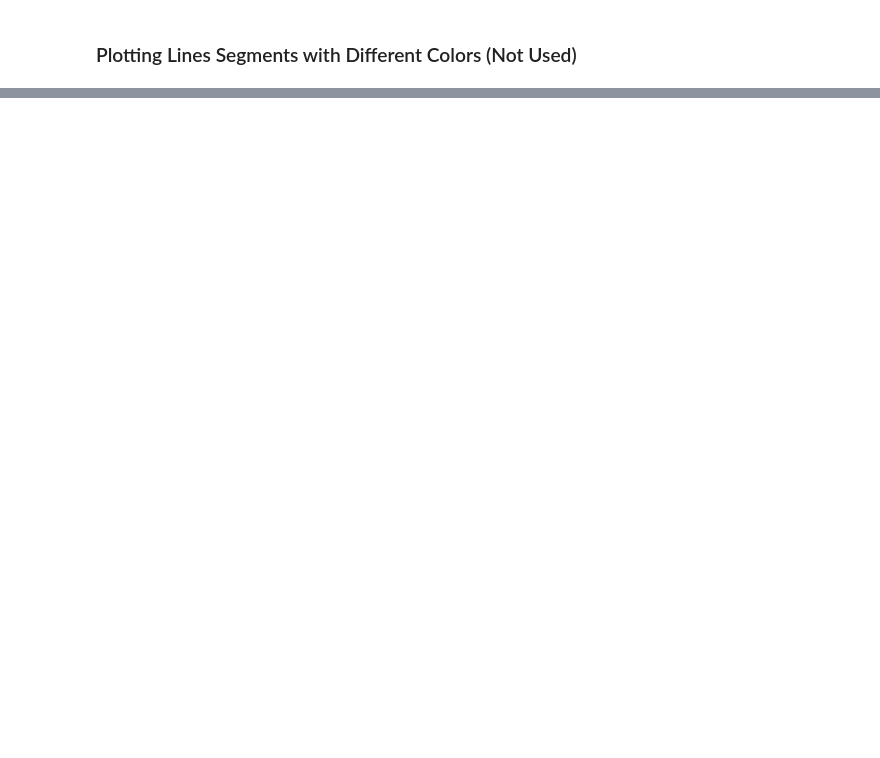
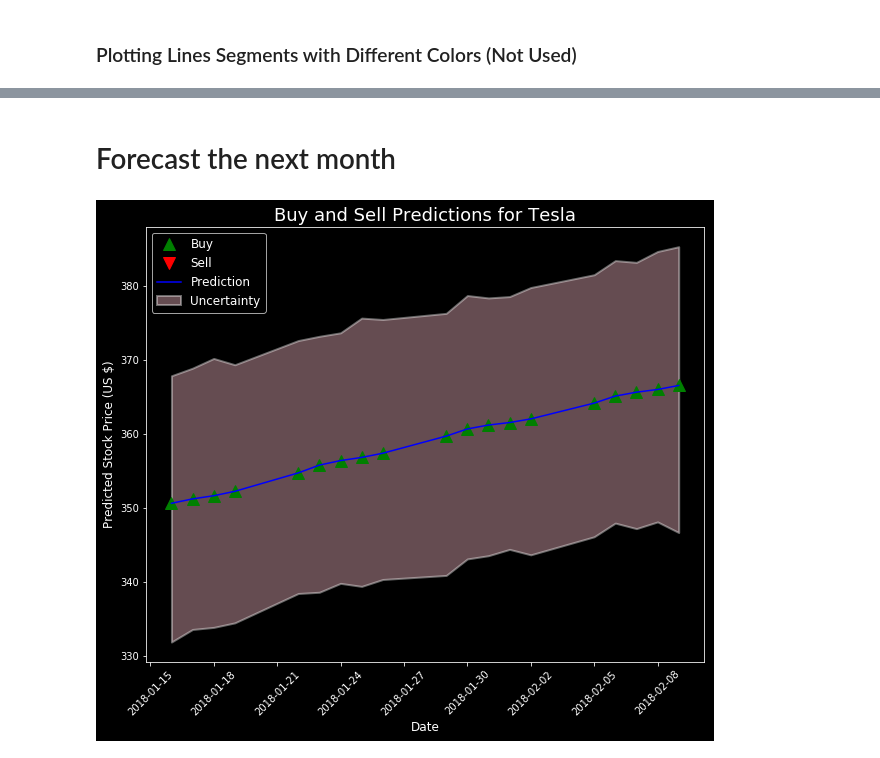
Before and after one commit to WillKoehrsen/Data-Analysis, a Jupyter notebook: additive_models/Stock Prediction with Additive Models.ipynb, the cells around one changed output, grey strips where cells are left out. Drawn from its saved outputs; the diff is of its cells as text; code cells hidden in the pictures; blank space fills up the shorter version.

```diff
--- a/additive_models/Stock Prediction with Additive Models.ipynb
+++ b/additive_models/Stock Prediction with Additive Models.ipynb
@@ -255,0 +259,47 @@ plt.legend();
+# %% [markdown]
+# Forecast the next month
+# %%
+# Make new model and fit
+forecast_prophet = fbprophet.Prophet(daily_seasonality=False,
+                                     changepoint_prior_scale=0.3)
+forecast_prophet.fit(tesla_stocks)
+
+# Make future dataframe and predict
+future_tesla = forecast_prophet.make_future_dataframe(periods=30, freq='D')
+future_tesla = forecast_prophet.predict(future_tesla)
+# %%
+# Only want weekdays
+weekdays = [i for i, date in enumerate(future_tesla['ds']) if date.dayofweek < 5]
+future_tesla = future_tesla.ix[weekdays, :]
+
+# Only predictions
+future_tesla = future_tesla[future_tesla['ds'] > max(tesla_stocks['ds'])]
+# %%
+# Difference and buy/sell recommedation
+future_tesla['diff'] = future_tesla['yhat'].diff()
+future_tesla = future_tesla.dropna()
+future_tesla['buy'] = [1 if diff > 0 else 0 for diff in future_tesla['diff']]
+# %%
+# Create two separate dataframes for plotting
+future_buy = future_tesla[future_tesla['buy'] == 1]
+future_sell = future_tesla[future_tesla['buy'] == 0]
+
+plt.style.use('dark_background')
+matplotlib.rcParams['axes.labelsize'] = 12
+matplotlib.rcParams['xtick.labelsize'] = 10
+matplotlib.rcParams['ytick.labelsize'] = 10
+matplotlib.rcParams['axes.titlesize'] = 18
+fig, ax = plt.subplots(1, 1, figsize=(10, 8))
+ax.plot(future_buy['ds'], future_buy['yhat'], 'g^', ms = 12, label = 'Buy')
+ax.plot(future_sell['ds'], future_sell['yhat'], 'rv', ms = 12, label = 'Sell')
+ax.plot(future_tesla['ds'], future_tesla['yhat'], 'b-', label = 'Prediction')
+ax.fill_between(future_tesla['ds'].dt.to_pydatetime(), future_tesla['yhat_upper'],
+                future_tesla['yhat_lower'], edgecolor = 'w', facecolor = 'pink',
+                label = 'Uncertainty', alpha = 0.4, linewidth = 2)
+
+plt.legend(loc = 2, prop={'size': 12});
+plt.xticks(rotation = '45')
+plt.ylabel('Predicted Stock Price (US $)');
+plt.xlabel('Date'); plt.title('Buy and Sell Predictions for Tesla');
+# %% [output]
+[figure, added]
```
Also changed, not shown: parts of 17 cells of this notebook, 1 other file.
